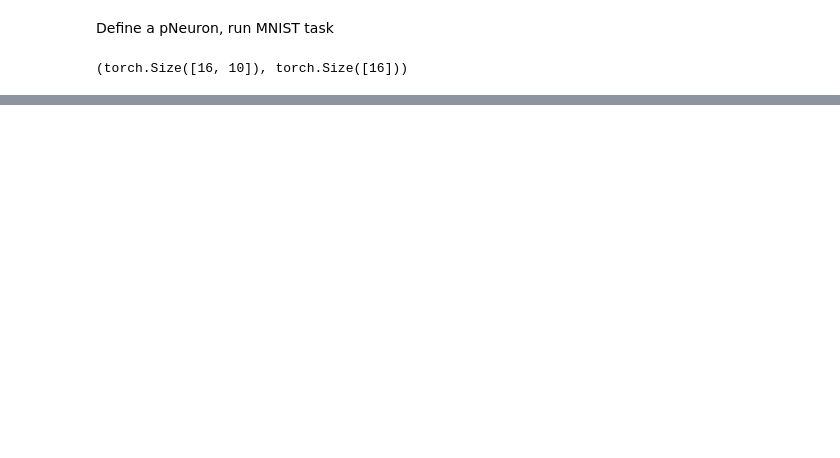
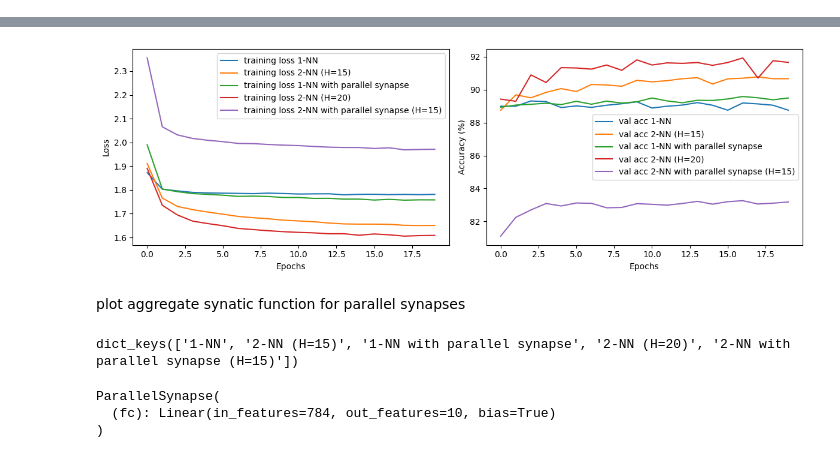
Before and after one commit to london-and-tequila/parallel_synapse_MNIST, a Jupyter notebook: 09-26-2023-Test_parallel_synapse_on_MNIST.ipynb, the cells around one changed output, grey strips where cells are left out. Cells and saved outputs as stored; diff of their text form; code cells hidden in the pictures; blank space fills up the shorter version.

```diff
--- a/09-26-2023-Test_parallel_synapse_on_MNIST.ipynb
+++ b/09-26-2023-Test_parallel_synapse_on_MNIST.ipynb
@@ -266,6 +158,0 @@ plt.show()
-# %% [markdown]
-Define a pNeuron, run MNIST task
-# %%
-outputs.shape, labels.shape
-# %% [output]
-(torch.Size([16, 10]), torch.Size([16]))
@@ -271,0 +252,36 @@ outputs.shape, labels.shape
+# %%
+def plot_result(result_dict):
+    losses = result_dict['losses']
+    accuracies = result_dict['accuracies']
+    models = result_dict['models']
+
+    # Plotting
+    plt.figure(figsize=(12, 4))
+    plt.subplot(1, 2, 1)
+    for m in models:
+        plt.plot(losses[m], label="training loss "+ m)
+    plt.xlabel("Epochs")
+    plt.ylabel("Loss")
+    plt.legend()
+
+    plt.subplot(1, 2, 2)
+    for m in models:
+        plt.plot(accuracies[m], label="val acc "+ m)
+    plt.xlabel("Epochs")
+    plt.ylabel("Accuracy (%)")
+    plt.legend()
+    plt.tight_layout()
+    plt.show()
+# %%
+import pickle
+experiment = []
+
+for i in range(1):
+    result_dict = train_models(i, num_epochs = 20)
+    experiment.append(result_dict)
+    plot_result(result_dict)
+
+    df = pd.DataFrame(experiment)
+    with open('./data/MNIST_result.pkl', 'wb') as f:
+        pickle.dump(df, f)
+# %% [output]
@@ -271,0 +298,3 @@ outputs.shape, labels.shape
+[figure, added]
+# %% [markdown]
+plot aggregate synatic function for parallel synapses
@@ -271,0 +304,10 @@ outputs.shape, labels.shape
+# %%
+df['models'][0].keys()
+# %% [output]
+dict_keys(['1-NN', '2-NN (H=15)', '1-NN with parallel synapse', '2-NN (H=20)', '2-NN with parallel synapse (H=15)'])
+# %%
+df['models'][0]['1-NN with parallel synapse']
+# %% [output]
+ParallelSynapse(
+  (fc): Linear(in_features=784, out_features=10, bias=True)
+)
```
Also changed, not shown: parts of 13 cells of this notebook, 1 other file.
